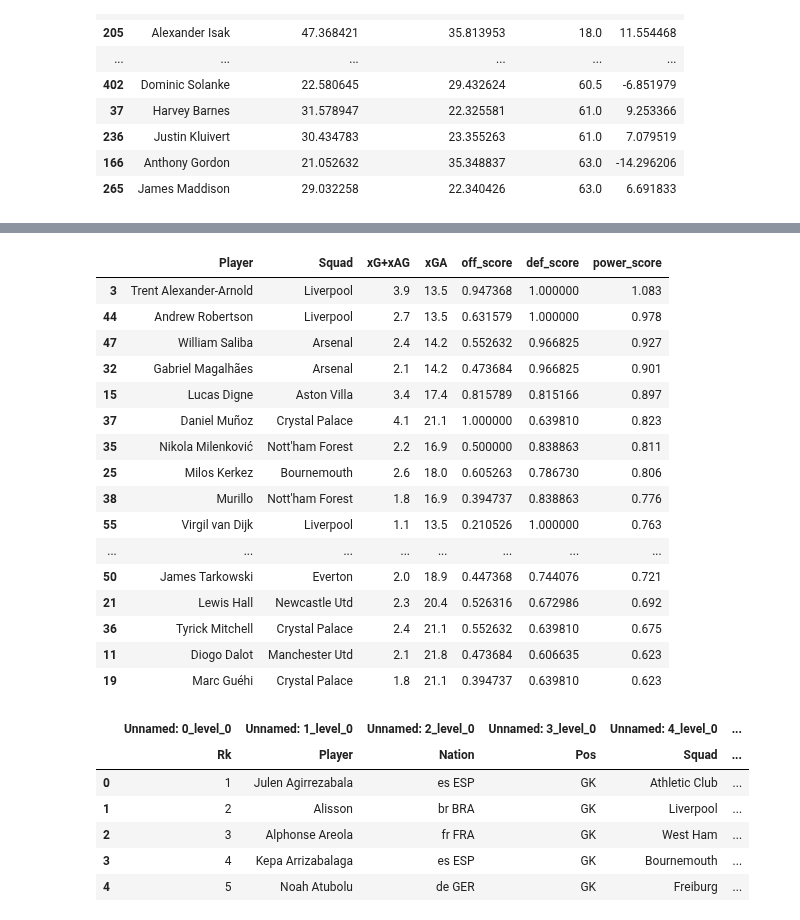
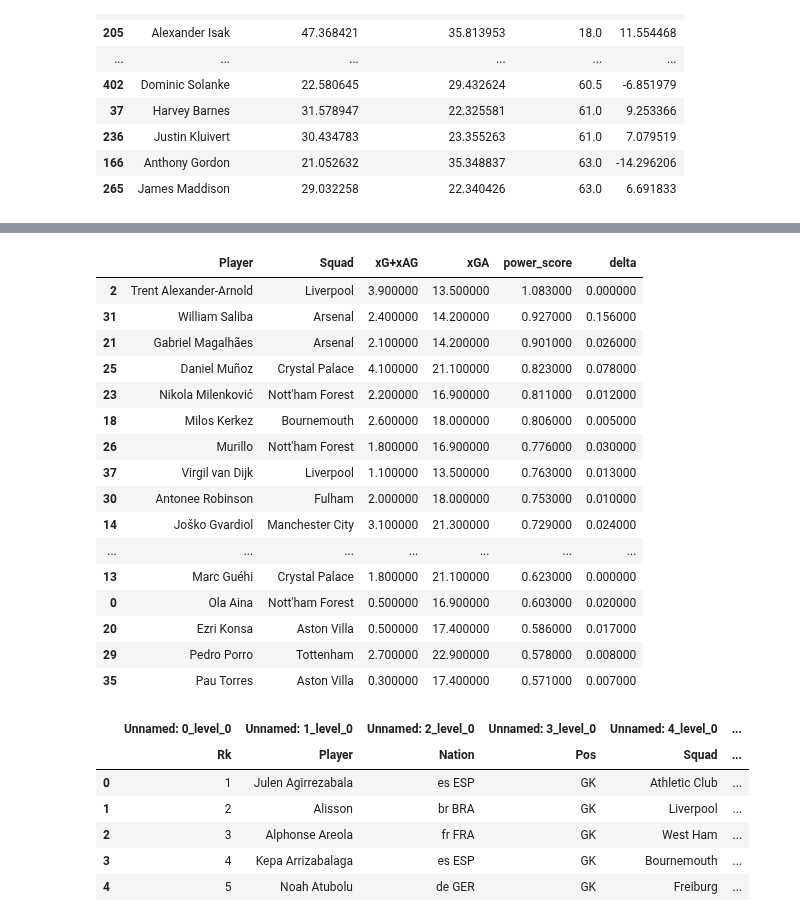
Before and after one commit to santsumetpong/ds_core, a Jupyter notebook: prem.ipynb, the cells around one changed output, grey strips where cells are left out. Cells and saved outputs as stored; diff of their text form; code cells hidden in the pictures.

```diff
--- a/prem.ipynb
+++ b/prem.ipynb
@@ -428,59 +437,77 @@ talismen.sort_values(by='player_g/player_ag', ascending=False).head(20)
 | 266 | Noni Madueke | Chelsea | 5 | 2 | 4.5 | 2.4 | 35 | 32.0 | 7 | ... |
 # %%
 df1 = df1[df1['Comp'] == 'eng Premier League']
-
 df1['Min'] = pd.to_numeric(df1['Min'], errors='coerce')
 df1['xG'] = pd.to_numeric(df1['xG'], errors='coerce')
 df1['xAG'] = pd.to_numeric(df1['xAG'], errors='coerce')
-
-min_threshold = 0.7 * df1['Min'].max()
-
+min_threshold = 0.8 * df1['Min'].max()  # Changed to 0.8
 dfd = df1[
-    (df1['Pos'] == 'DF') &
-    (df1['Min'] > min_threshold)
+ (df1['Pos'] == 'DF') &
+ ((df1['Min'] > min_threshold) | (df1['Player'] == 'Trent Alexander-Arnold'))  # Added Trent exception
 ].copy()
-
 dfd['xG+xAG'] = dfd['xG'] + dfd['xAG']
-
 dfd = dfd[['Player', 'Squad', 'xG+xAG']].copy()
-
 dfd = dfd.merge(
-    tm_df[['Squad', 'xGA']],
-    on='Squad',
-    how='left'
+ tm_df[['Squad', 'xGA']],
+ on='Squad',
+ how='left'
 )
-
 dfd['off_score'] = (dfd['xG+xAG'] - dfd['xG+xAG'].min()) / (dfd['xG+xAG'].max() - dfd['xG+xAG'].min())
-dfd['def_score'] = 1 - (dfd['xGA'] - dfd['xGA'].min()) / (dfd['xGA'].max() - dfd['xGA'].min())  # Invert so higher is better
-
+dfd['def_score'] = 1 - (dfd['xGA'] - dfd['xGA'].min()) / (dfd['xGA'].max() - dfd['xGA'].min())
 dfd['power_score'] = (0.3 * dfd['off_score'] + 0.7 * dfd['def_score'])
-
 above_avg_both = (dfd['off_score'] > dfd['off_score'].mean()) & (dfd['def_score'] > dfd['def_score'].mean())
 dfd.loc[above_avg_both, 'power_score'] = dfd.loc[above_avg_both, 'power_score'] * 1.1
+dfd = dfd.sort_values('power_score', ascending=False)
+dfd['power_score'] = dfd['power_score'].round(3)
+dfd['delta'] = (dfd['power_score'].shift(1) - dfd['power_score']).round(3)
+dfd.iloc[0, dfd.columns.get_loc('delta')] = 0.000
 
-dfd = dfd.sort_values('power_score', ascending=False)
+top = dfd.head(20)
+max_power = top['power_score'].max()
+min_power = top['power_score'].min()
+power_range = max_power - min_power
 
-dfd['power_score'] = dfd['power_score'].round(3)
+def style_df(df):
+    def color_player(val):
+        if not isinstance(val, str):  # skip non-player cells
+            return ''
 
-dfd.head(20)
+        idx = df.index[df['Player'] == val][0]
+        score = df.loc[idx, 'power_score']
+
+        if score >= max_power - power_range * 0.2:
+            return 'color: gold'
+        elif score >= max_power - power_range * 0.4:
+            return 'color: silver'
+        elif score >= max_power - power_range * 0.6:
+            return 'color: #CD7F32'  # bronze
+        elif score >= max_power - power_range * 0.8:
+            return 'color: green'
+        else:
+            return 'color: purple'
+
+    return df.style.applymap(color_player, subset=['Player'])
+
+styled_df = style_df(top[['Player', 'Squad', 'xG+xAG', 'xGA', 'power_score', 'delta']])
+styled_df
 # %% [output]
-|  | Player | Squad | xG+xAG | xGA | off_score | def_score | power_score |
-| 3 | Trent Alexander-Arnold | Liverpool | 3.9 | 13.5 | 0.947368 | 1.000000 | 1.083 |
-| 44 | Andrew Robertson | Liverpool | 2.7 | 13.5 | 0.631579 | 1.000000 | 0.978 |
-| 47 | William Saliba | Arsenal | 2.4 | 14.2 | 0.552632 | 0.966825 | 0.927 |
-| 32 | Gabriel Magalhães | Arsenal | 2.1 | 14.2 | 0.473684 | 0.966825 | 0.901 |
-| 15 | Lucas Digne | Aston Villa | 3.4 | 17.4 | 0.815789 | 0.815166 | 0.897 |
-| 37 | Daniel Muñoz | Crystal Palace | 4.1 | 21.1 | 1.000000 | 0.639810 | 0.823 |
-| 35 | Nikola Milenković | Nott'ham Forest | 2.2 | 16.9 | 0.500000 | 0.838863 | 0.811 |
-| 25 | Milos Kerkez | Bournemouth | 2.6 | 18.0 | 0.605263 | 0.786730 | 0.806 |
-| 38 | Murillo | Nott'ham Forest | 1.8 | 16.9 | 0.394737 | 0.838863 | 0.776 |
-| 55 | Virgil van Dijk | Liverpool | 1.1 | 13.5 | 0.210526 | 1.000000 | 0.763 |
-| ... | ... | ... | ... | ... | ... | ... | ... |
-| 50 | James Tarkowski | Everton | 2.0 | 18.9 | 0.447368 | 0.744076 | 0.721 |
-| 21 | Lewis Hall | Newcastle Utd | 2.3 | 20.4 | 0.526316 | 0.672986 | 0.692 |
-| 36 | Tyrick Mitchell | Crystal Palace | 2.4 | 21.1 | 0.552632 | 0.639810 | 0.675 |
-| 11 | Diogo Dalot | Manchester Utd | 2.1 | 21.8 | 0.473684 | 0.606635 | 0.623 |
-| 19 | Marc Guéhi | Crystal Palace | 1.8 | 21.1 | 0.394737 | 0.639810 | 0.623 |
+|  | Player | Squad | xG+xAG | xGA | power_score | delta |
+| 2 | Trent Alexander-Arnold | Liverpool | 3.900000 | 13.500000 | 1.083000 | 0.000000 |
+| 31 | William Saliba | Arsenal | 2.400000 | 14.200000 | 0.927000 | 0.156000 |
+| 21 | Gabriel Magalhães | Arsenal | 2.100000 | 14.200000 | 0.901000 | 0.026000 |
+| 25 | Daniel Muñoz | Crystal Palace | 4.100000 | 21.100000 | 0.823000 | 0.078000 |
+| 23 | Nikola Milenković | Nott'ham Forest | 2.200000 | 16.900000 | 0.811000 | 0.012000 |
+| 18 | Milos Kerkez | Bournemouth | 2.600000 | 18.000000 | 0.806000 | 0.005000 |
+| 26 | Murillo | Nott'ham Forest | 1.800000 | 16.900000 | 0.776000 | 0.030000 |
+| 37 | Virgil van Dijk | Liverpool | 1.100000 | 13.500000 | 0.763000 | 0.013000 |
+| 30 | Antonee Robinson | Fulham | 2.000000 | 18.000000 | 0.753000 | 0.010000 |
+| 14 | Joško Gvardiol | Manchester City | 3.100000 | 21.300000 | 0.729000 | 0.024000 |
+| ... | ... | ... | ... | ... | ... | ... |
+| 13 | Marc Guéhi | Crystal Palace | 1.800000 | 21.100000 | 0.623000 | 0.000000 |
+| 0 | Ola Aina | Nott'ham Forest | 0.500000 | 16.900000 | 0.603000 | 0.020000 |
+| 20 | Ezri Konsa | Aston Villa | 0.500000 | 17.400000 | 0.586000 | 0.017000 |
+| 29 | Pedro Porro | Tottenham | 2.700000 | 22.900000 | 0.578000 | 0.008000 |
+| 35 | Pau Torres | Aston Villa | 0.300000 | 17.400000 | 0.571000 | 0.007000 |
 # %%
 url3 = 'https://fbref.com/en/comps/Big5/keepers/players/Big-5-European-Leagues-Stats'
 
```
Also changed, not shown: parts of 8 cells of this notebook.
